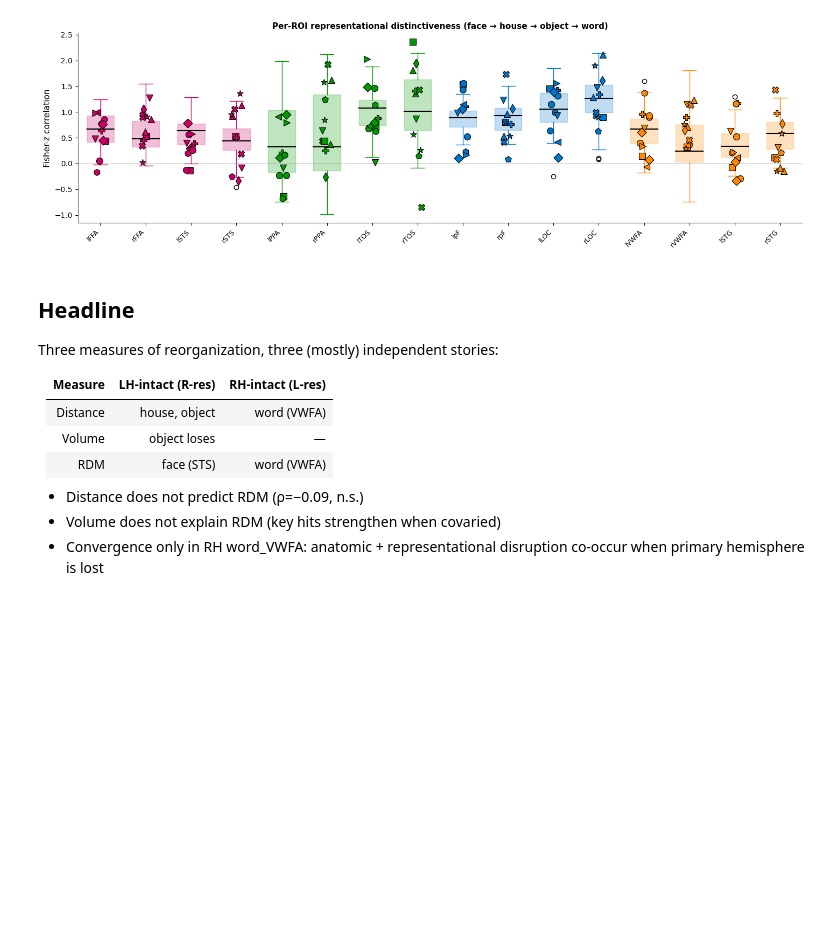
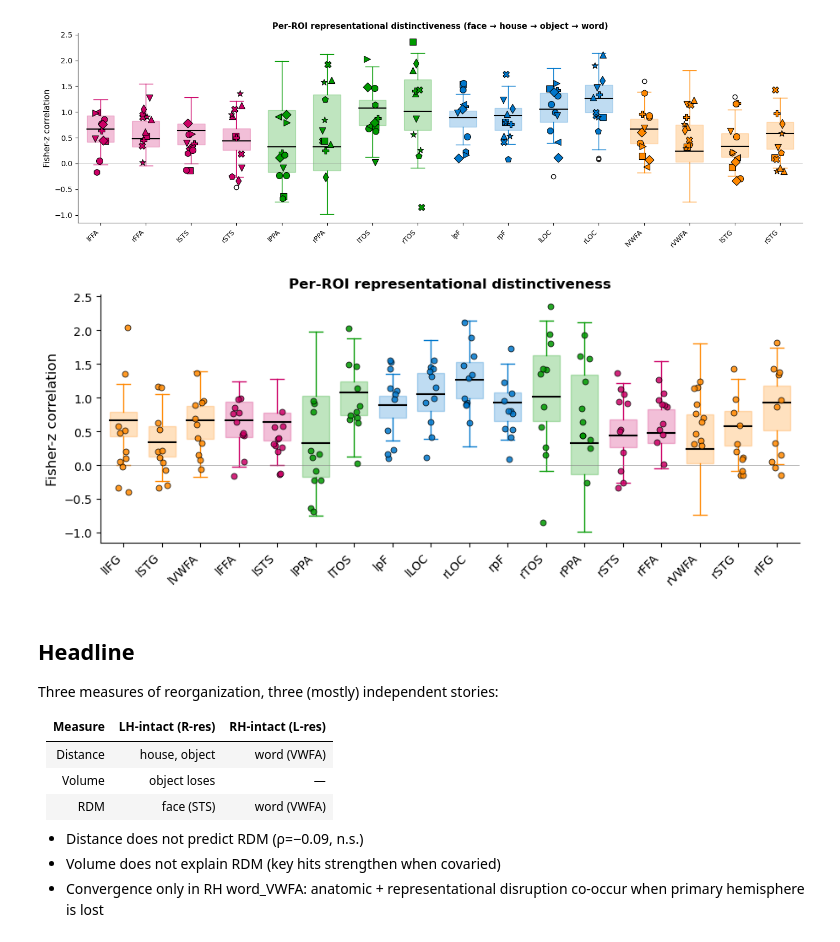
Before and after one commit to cnsimmons/sym_pt, a Jupyter notebook: brownbag_essential-3.ipynb, the cells around one changed output. Cells and saved outputs as stored; diff of their text form; code cells hidden in the pictures; blank space fills up the shorter version.

```diff
--- a/brownbag_essential-3.ipynb
+++ b/brownbag_essential-3.ipynb
@@ -705,6 +861,83 @@ plt.tight_layout()
 plt.show()
 # %% [output]
 [figure]
+# %%
+# ── Fig 3D — distinctiveness by ROI, face → house → object → word ───────────
+ROI_ORDER = [
+    ('word_IFG',  'l'),  ('word_STG',  'l'),  ('word_VWFA', 'l'),
+    ('face_FFA',  'l'),  ('face_STS',  'l'),
+    ('house_PPA', 'l'),  ('house_TOS', 'l'),
+    ('object_pF', 'l'),  ('object_LOC','l'),
+    ('object_LOC','r'),  ('object_pF', 'r'),
+    ('house_TOS', 'r'),  ('house_PPA', 'r'),
+    ('face_STS',  'r'),  ('face_FFA',  'r'),
+    ('word_VWFA', 'r'),  ('word_STG',  'r'),  ('word_IFG',  'r'),
+]
+
+def pt_panel_match(sub, hspec):
+    pt_h = pt_intact_hemi(sub)
+    if pt_h is None: return False, None
+    return pt_h == hspec, pt_h
+
+def roi_label(roi, hspec):
+    s = roi.split('_')[-1]
+    return f'{hspec}{s}'
+
+ROI_CAT_COLOR = {
+    'face_FFA':   '#cc0066', 'face_STS':   '#cc0066',
+    'house_PPA':  '#009900', 'house_TOS':  '#009900',
+    'object_pF':  '#0077cc', 'object_LOC': '#0077cc',
+    'word_VWFA':  '#ff8800', 'word_STG':   '#ff8800',
+    'word_IFG':   '#ff8800',
+}
+
+def get_distinct(df, sub, roi, hemi):
+    m = df[(df['subject_id'] == sub) & (df['category'] == roi) & (df['hemi'] == hemi)]
+    return m['liu_distinctiveness'].values[0] if len(m) else np.nan
+
+n = len(ROI_ORDER)
+fig, ax = plt.subplots(figsize=(max(9, n * 0.42), 4.2))
+rng_d = np.random.RandomState(42)
+JITTER = 0.15
+
+for xi, (roi, hspec) in enumerate(ROI_ORDER):
+    color = ROI_CAT_COLOR[roi]
+    cvals = ctrl_le[(ctrl_le['category'] == roi) & (ctrl_le['hemi'] == hspec)] \
+                ['liu_distinctiveness'].dropna().values
+    if len(cvals) == 0: continue
+    ax.boxplot(cvals, positions=[xi], widths=0.7, patch_artist=True,
+               showfliers=False,
+               medianprops={'color': 'black', 'lw': 1.5},
+               whiskerprops={'color': color}, capprops={'color': color},
+               boxprops={'facecolor': color, 'alpha': 0.25, 'edgecolor': color})
+
+    for sub in otc_subs:
+        ok, pt_h = pt_panel_match(sub, hspec)
+        if not ok: continue
+        val = get_distinct(pt_le, sub, roi, pt_h)
+        if np.isnan(val): continue
+        ax.scatter(xi + rng_d.uniform(-JITTER, JITTER), val,
+                   marker='o', s=25, zorder=5,
+                   edgecolors='black', linewidth=0.6, facecolors=color, alpha=0.85)
+
+ax.set_xticks(np.arange(n))
+ax.set_xticklabels([roi_label(c, h) for c, h in ROI_ORDER],
+                   rotation=45, ha='right', fontsize=10)
+ax.set_ylabel('Fisher-z correlation', fontsize=12)
+ax.tick_params(axis='y', labelsize=10)
+ax.axhline(0, color='gray', lw=0.4)
+ax.set_title('Per-ROI representational distinctiveness',
+             fontsize=12, fontweight='bold')
+
+ax.set_xlim(-0.6, n - 0.4)
+ax.margins(x=0.005)
+ax.spines['top'].set_visible(False)
+ax.spines['right'].set_visible(False)
+
+plt.subplots_adjust(left=0.07, right=0.99, top=0.92, bottom=0.22)
+plt.show()
+# %% [output]
+[figure, added]
 # %% [markdown]
 ## Headline
 
```
Also changed, not shown: parts of 5 cells of this notebook, 5 other files.
